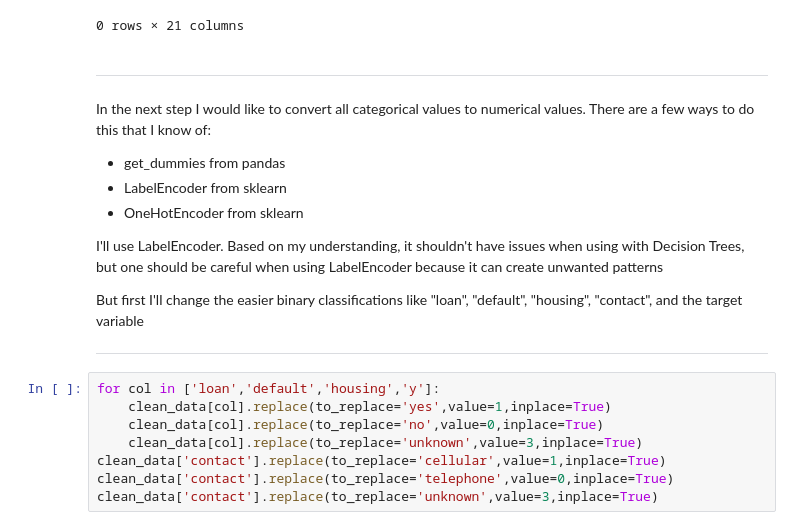
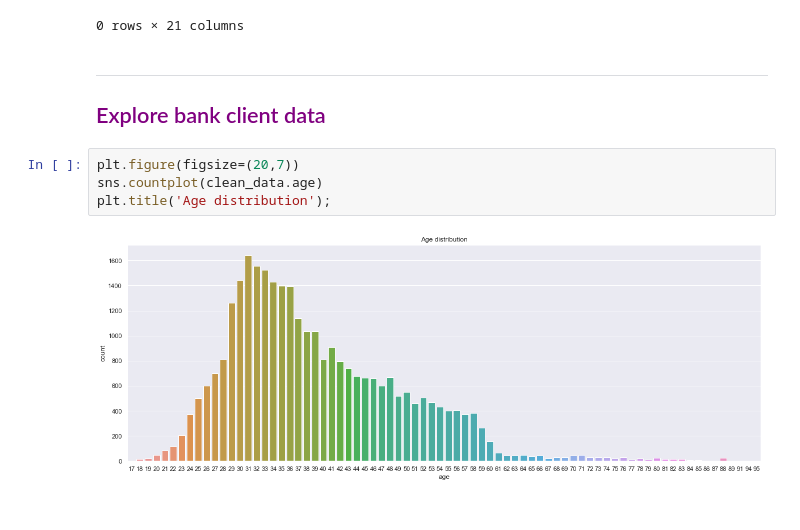
Before and after one commit to siddarthkaruka/Python-for-Data-Science, a Jupyter notebook: Predicting outcome for bank telemarketing/Predicting the outcome for bank telemarketing.ipynb, the cells around one changed output. Drawn from its saved outputs; the diff is of its cells as text.

```diff
--- a/Predicting outcome for bank telemarketing/Predicting the outcome for bank telemarketing.ipynb
+++ b/Predicting outcome for bank telemarketing/Predicting the outcome for bank telemarketing.ipynb
@@ -170,24 +172,13 @@ clean_data.loc[new_mask.any(axis=1)]
 # %% [output]
 |  | age | job | marital | education | default | housing | loan | contact | month | day_of_week | ... |
 0 rows × 21 columns
-# %% [markdown]
----
-
-In the next step I would like to convert all categorical values to numerical values. There are a few ways to do this that I know of:
-* get_dummies from pandas
-* LabelEncoder from sklearn
-* OneHotEncoder from sklearn
-
-I'll use LabelEncoder. Based on my understanding, it shouldn't have issues when using with Decision Trees, but one should be careful when using LabelEncoder because it can create unwanted patterns
-
-But first I'll change the easier binary classifications like "loan", "default", "housing", "contact", and the target variable
-
----
-# %%
-for col in ['loan','default','housing','y']:
-    clean_data[col].replace(to_replace='yes',value=1,inplace=True)
-    clean_data[col].replace(to_replace='no',value=0,inplace=True)
-    clean_data[col].replace(to_replace='unknown',value=3,inplace=True)
-clean_data['contact'].replace(to_replace='cellular',value=1,inplace=True)
-clean_data['contact'].replace(to_replace='telephone',value=0,inplace=True)
-clean_data['contact'].replace(to_replace='unknown',value=3,inplace=True)
+# %% [markdown]
+---
+
+<h2 style="color:purple;">Explore bank client data</h2>
+# %%
+plt.figure(figsize=(20,7))
+sns.countplot(clean_data.age)
+plt.title('Age distribution');
+# %% [output]
+[figure, added]
```
Also changed, not shown: parts of 77 cells of this notebook.
